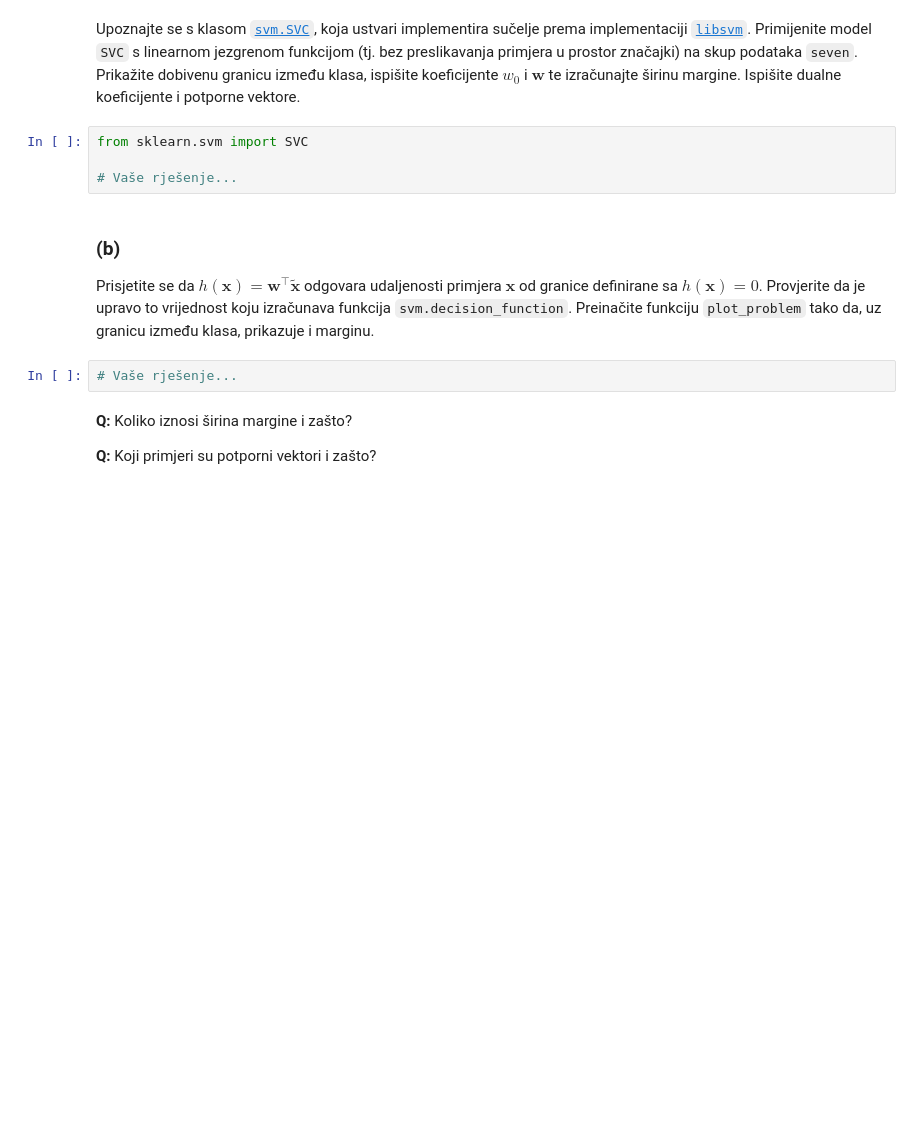
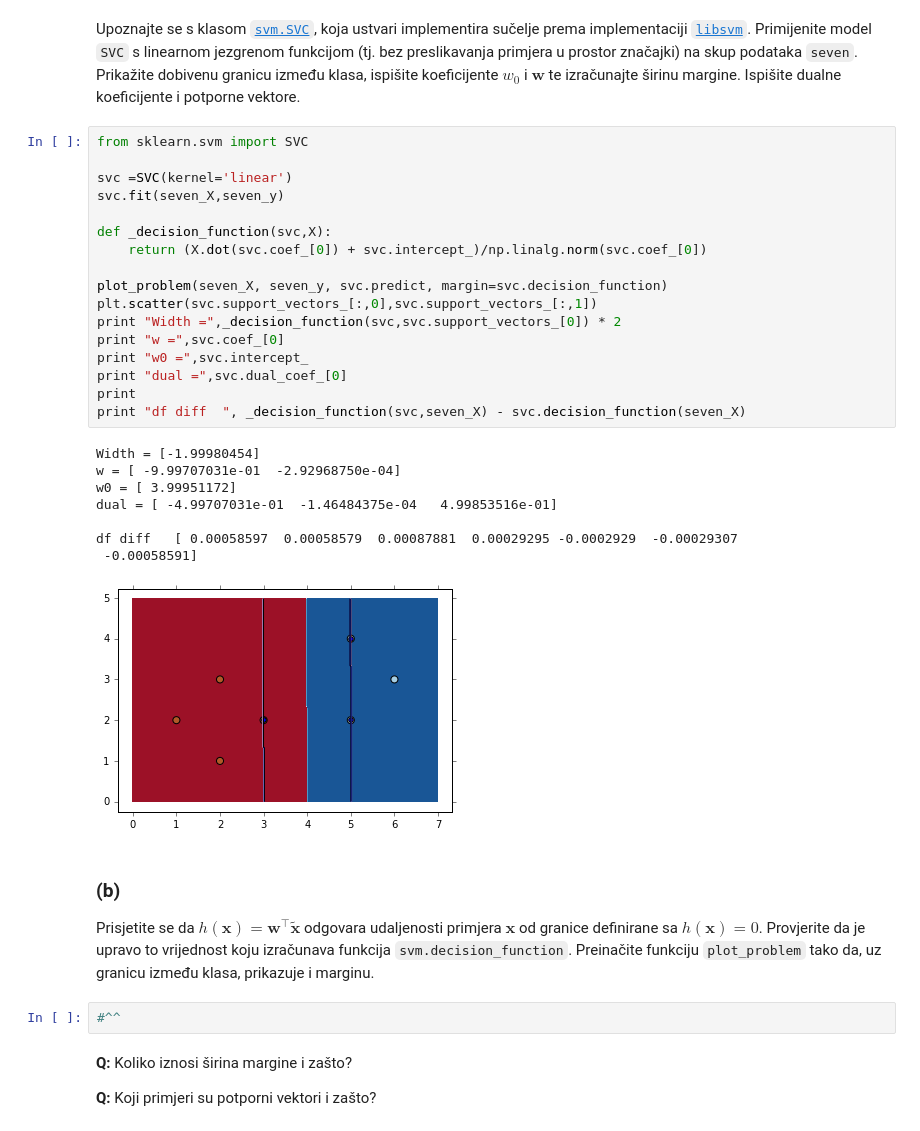
Before and after one commit to antifriz/sedmestar, a Jupyter notebook: su/lab4/SU-2015-LAB3.ipynb, the cells around one changed output. Cells and saved outputs as stored; diff of their text form; blank space fills up the shorter version.

```diff
--- a/su/lab4/SU-2015-LAB3.ipynb
+++ b/su/lab4/SU-2015-LAB3.ipynb
@@ -329,16 +350,38 @@ for (X,y) in zip((Xtrain,Xtest),(ytrain,ytest)):
 ### (a)
 # %% [markdown]
 Upoznajte se s klasom [`svm.SVC`](http://scikit-learn.org/stable/modules/generated/sklearn.svm.SVC.html#sklearn.svm.SVC), koja ustvari implementira sučelje prema implementaciji [`libsvm`](http://www.csie.ntu.edu.tw/~cjlin/libsvm/). Primijenite model `SVC` s linearnom jezgrenom funkcijom (tj. bez preslikavanja primjera u prostor značajki) na skup podataka `seven`. Prikažite dobivenu granicu između klasa, ispišite koeficijente $w_0$ i $\mathbf{w}$ te izračunajte širinu margine. Ispišite dualne koeficijente i potporne vektore.
-# %%
-from sklearn.svm import SVC
-
-# Vaše rješenje...
+# %%
+from sklearn.svm import SVC
+
+svc =SVC(kernel='linear')
+svc.fit(seven_X,seven_y)
+
+def _decision_function(svc,X):
+    return (X.dot(svc.coef_[0]) + svc.intercept_)/np.linalg.norm(svc.coef_[0])
+
+plot_problem(seven_X, seven_y, svc.predict, margin=svc.decision_function)
+plt.scatter(svc.support_vectors_[:,0],svc.support_vectors_[:,1])
+print "Width =",_decision_function(svc,svc.support_vectors_[0]) * 2
+print "w =",svc.coef_[0]
+print "w0 =",svc.intercept_
+print "dual =",svc.dual_coef_[0]
+print
+print "df diff  ", _decision_function(svc,seven_X) - svc.decision_function(seven_X)
+# %% [output]
+Width = [-1.99980454]
+w = [ -9.99707031e-01  -2.92968750e-04]
+w0 = [ 3.99951172]
+dual = [ -4.99707031e-01  -1.46484375e-04   4.99853516e-01]
+
+df diff   [ 0.00058597  0.00058579  0.00087881  0.00029295 -0.0002929  -0.00029307
+ -0.00058591]
+[figure, added]
 # %% [markdown]
 ### (b)
 
 Prisjetite se da $h(\mathbf{x})=\mathbf{w}^\intercal\tilde{\mathbf{x}}$ odgovara udaljenosti primjera $\mathbf{x}$ od granice definirane sa $h(\mathbf{x})=0$. Provjerite da je upravo to vrijednost koju izračunava funkcija `svm.decision_function`. Preinačite funkciju `plot_problem` tako da, uz granicu između klasa, prikazuje i marginu.
 # %%
-# Vaše rješenje...
+#^^
 # %% [markdown]
 
 **Q:** Koliko iznosi širina margine i zašto?
```
Also changed, not shown: parts of 6 cells of this notebook.
